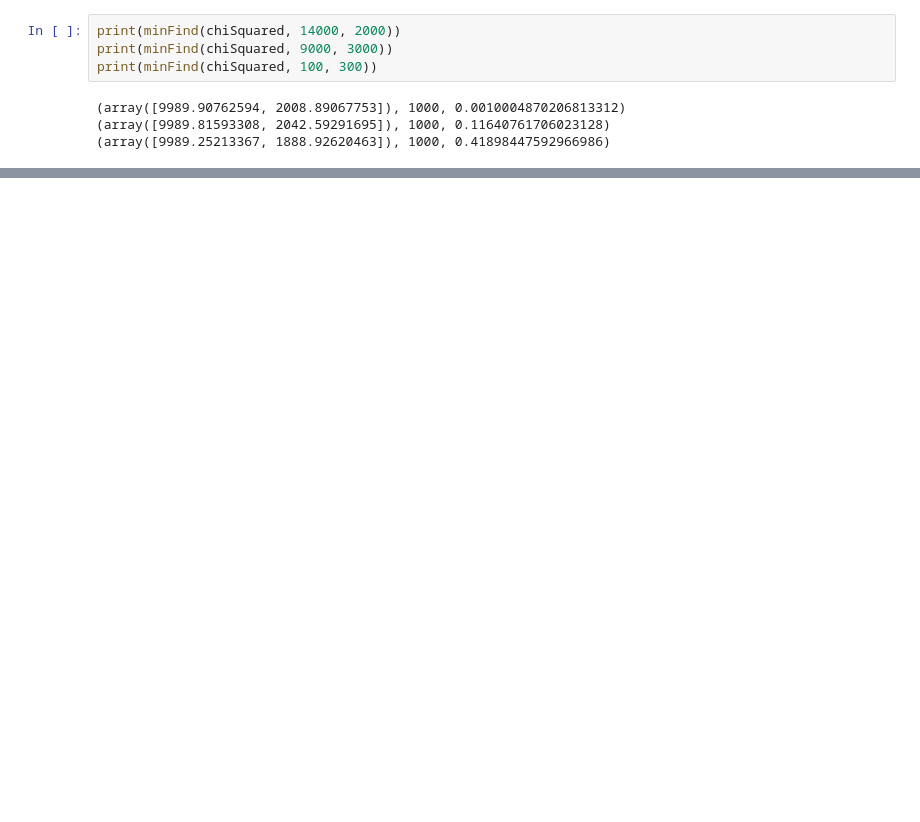
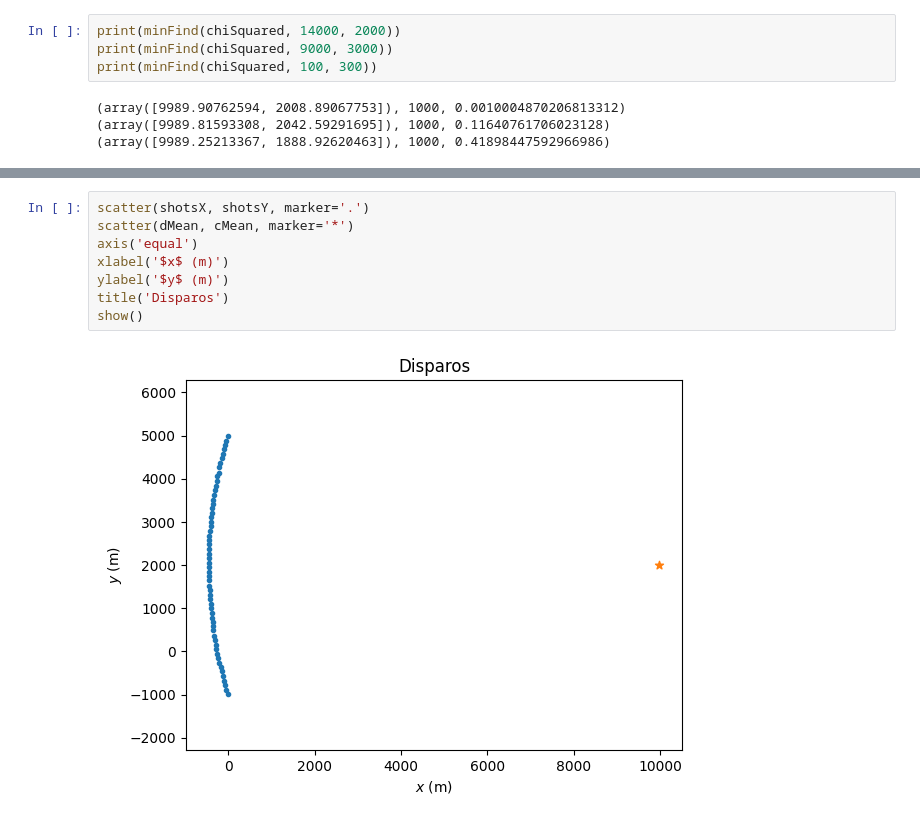
Before and after one commit to guillediaaazz/fiscomp-practices, a Jupyter notebook: P2/war-problem-enunciados.ipynb, the cells around one changed output, grey strips where cells are left out. Drawn from its saved outputs; the diff is of its cells as text; blank space fills up the shorter version.

```diff
--- a/P2/war-problem-enunciados.ipynb
+++ b/P2/war-problem-enunciados.ipynb
@@ -288,0 +308,10 @@ c = (2010.77±80.45)
+# %%
+scatter(shotsX, shotsY, marker='.')
+scatter(dMean, cMean, marker='*')
+axis('equal')
+xlabel('$x$ (m)')
+ylabel('$y$ (m)')
+title('Disparos')
+show()
+# %% [output]
+[figure, added]
```
Also changed, not shown: parts of 5 cells of this notebook, 1 other file.
